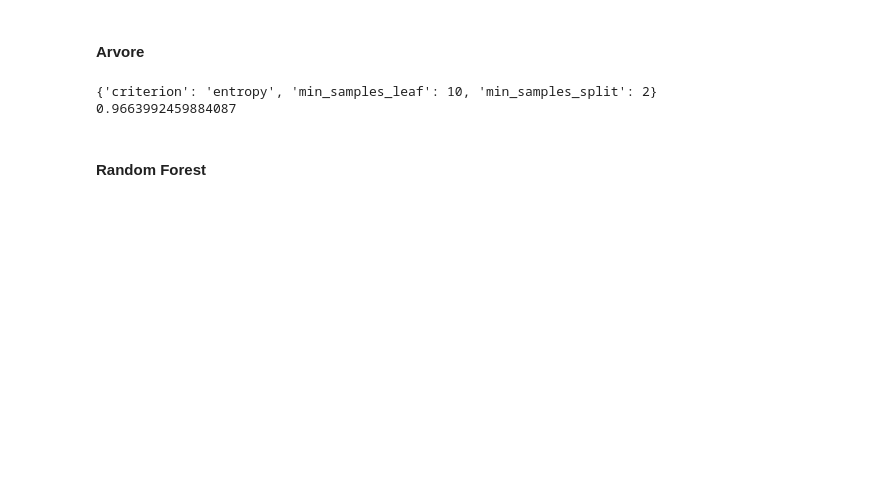
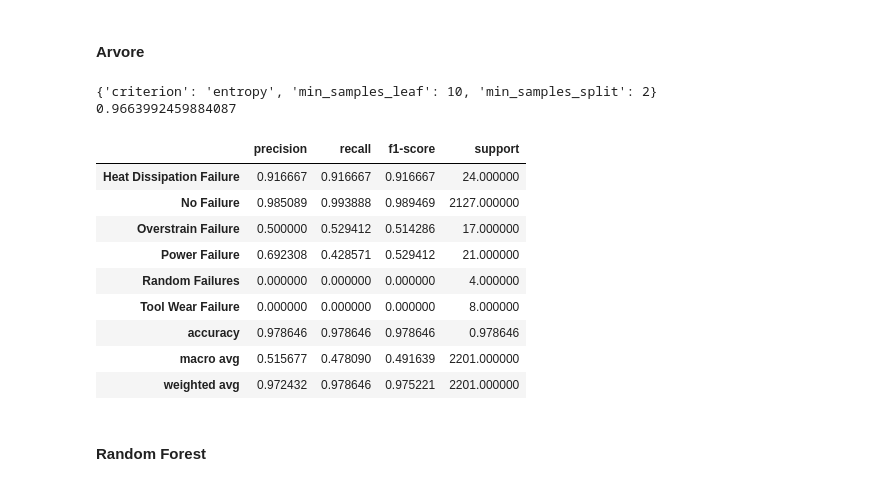
Before and after one commit to matheusldettmar/desafiolighthouse, a Jupyter notebook: modelo_lighthouse.ipynb, the cells around one changed output. Saved outputs shown, nothing was run; the diff lists cells and outputs as text; code cells hidden in the pictures; blank space fills up the shorter version.

```diff
--- a/modelo_lighthouse.ipynb
+++ b/modelo_lighthouse.ipynb
@@ -98,6 +111,19 @@ previsoes = arvore.predict(X_test)
 c_report = classification_report(y_test, previsoes, output_dict=True)
 c_report = pd.DataFrame(c_report).transpose()
 c_report.to_csv('arvore__1otreino.csv')
+# %%
+c_report
+# %% [output]
+|  | precision | recall | f1-score | support |
+| Heat Dissipation Failure | 0.916667 | 0.916667 | 0.916667 | 24.000000 |
+| No Failure | 0.985089 | 0.993888 | 0.989469 | 2127.000000 |
+| Overstrain Failure | 0.500000 | 0.529412 | 0.514286 | 17.000000 |
+| Power Failure | 0.692308 | 0.428571 | 0.529412 | 21.000000 |
+| Random Failures | 0.000000 | 0.000000 | 0.000000 | 4.000000 |
+| Tool Wear Failure | 0.000000 | 0.000000 | 0.000000 | 8.000000 |
+| accuracy | 0.978646 | 0.978646 | 0.978646 | 0.978646 |
+| macro avg | 0.515677 | 0.478090 | 0.491639 | 2201.000000 |
+| weighted avg | 0.972432 | 0.978646 | 0.975221 | 2201.000000 |
 # %% [markdown]
 #### Random Forest
 # %%
```
Also changed, not shown: parts of 24 cells of this notebook.
